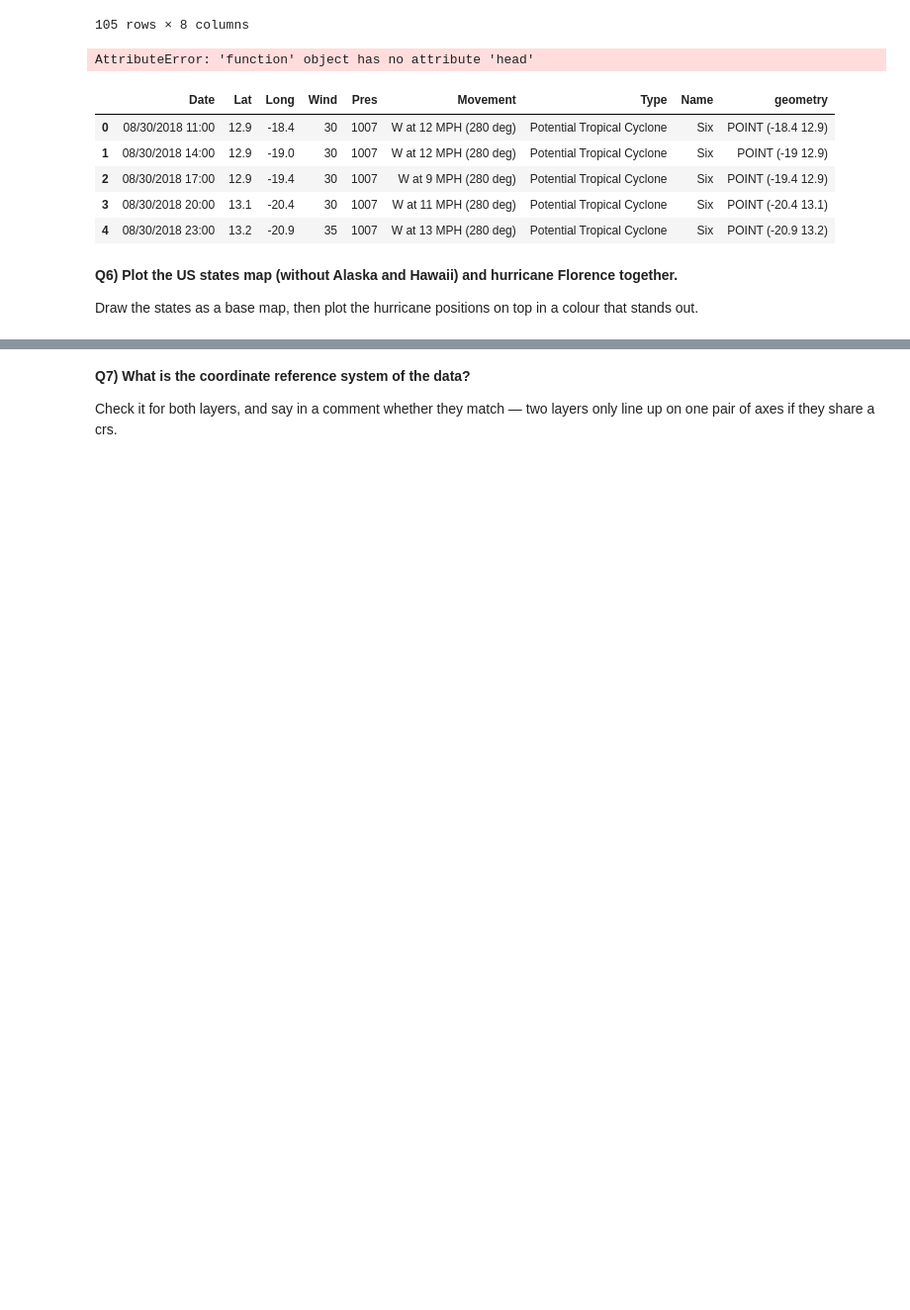
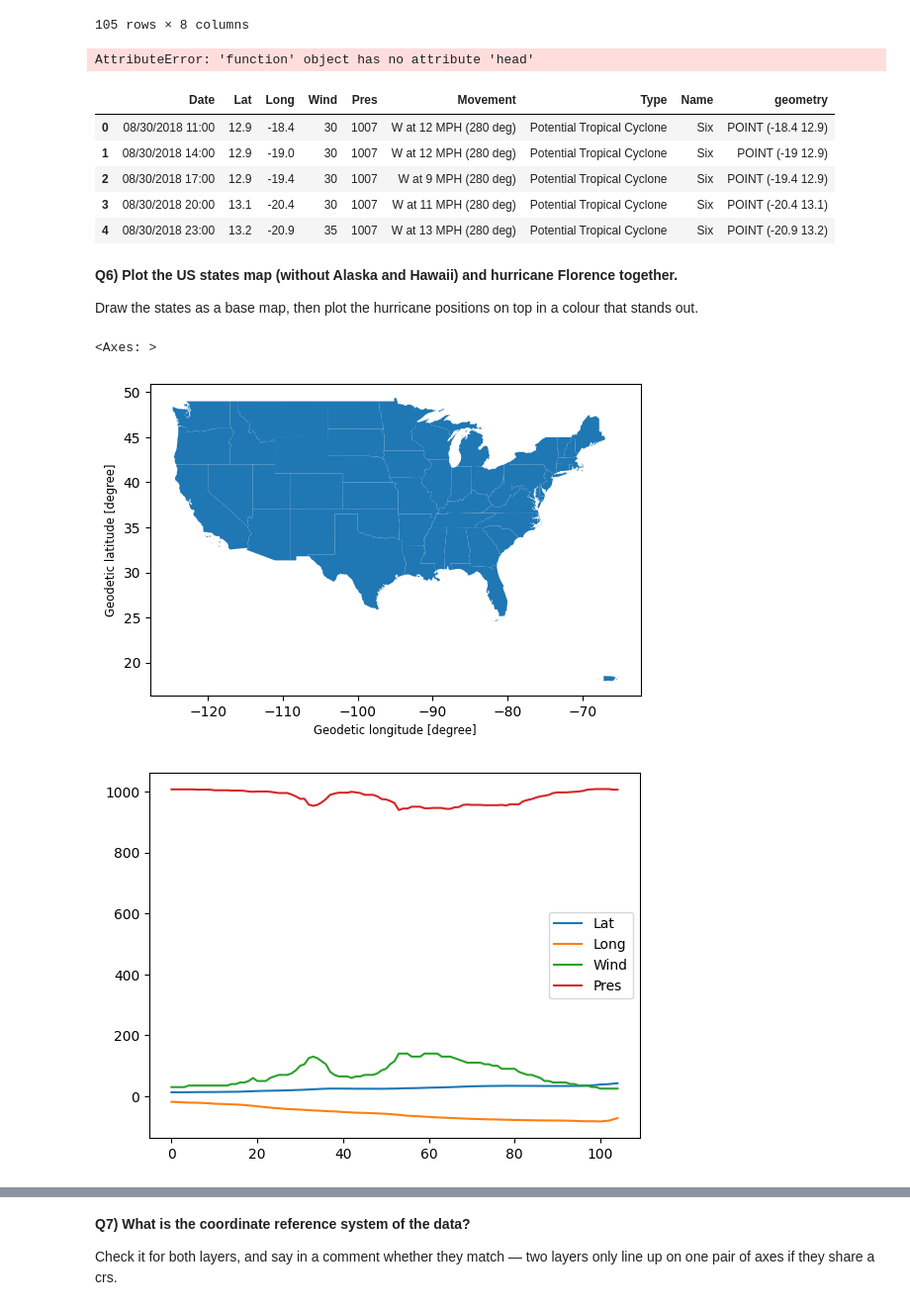
Before and after one commit to Cha-unil/2026_Intro_Python, a Jupyter notebook: FEEDBACK_TISSIERES.ipynb, the cells around one changed output, grey strips where cells are left out. Shown at 99% size. Cells and saved outputs as stored; diff of their text form; code cells hidden in the pictures; blank space fills up the shorter version.

```diff
--- a/FEEDBACK_TISSIERES.ipynb
+++ b/FEEDBACK_TISSIERES.ipynb
@@ -196,0 +195,7 @@ out.
+# %%
+flagged.plot()
+florence.plot()
+# %% [output]
+<Axes: >
+[figure, added]
+[figure, added]
```
Also changed, not shown: parts of 7 cells of this notebook.
